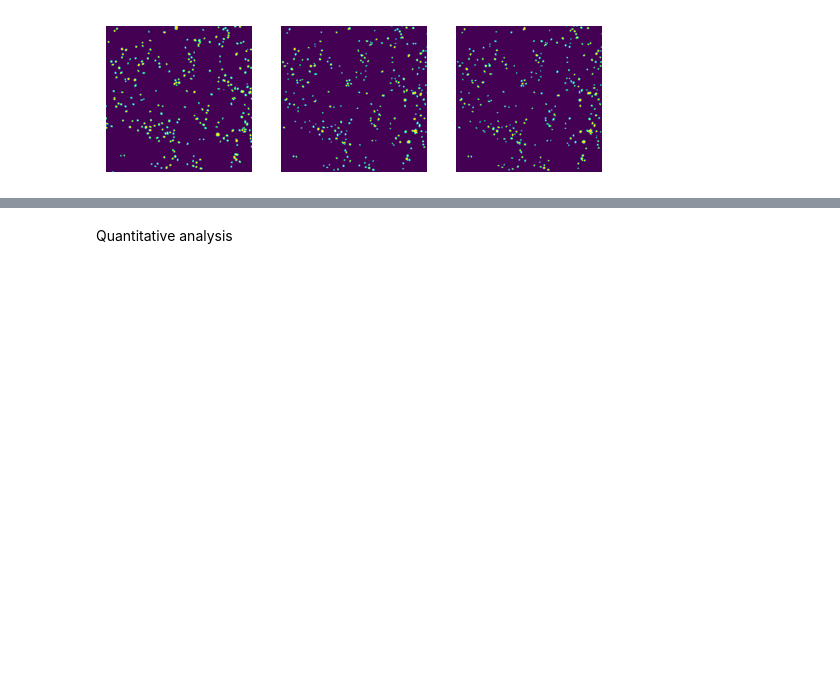
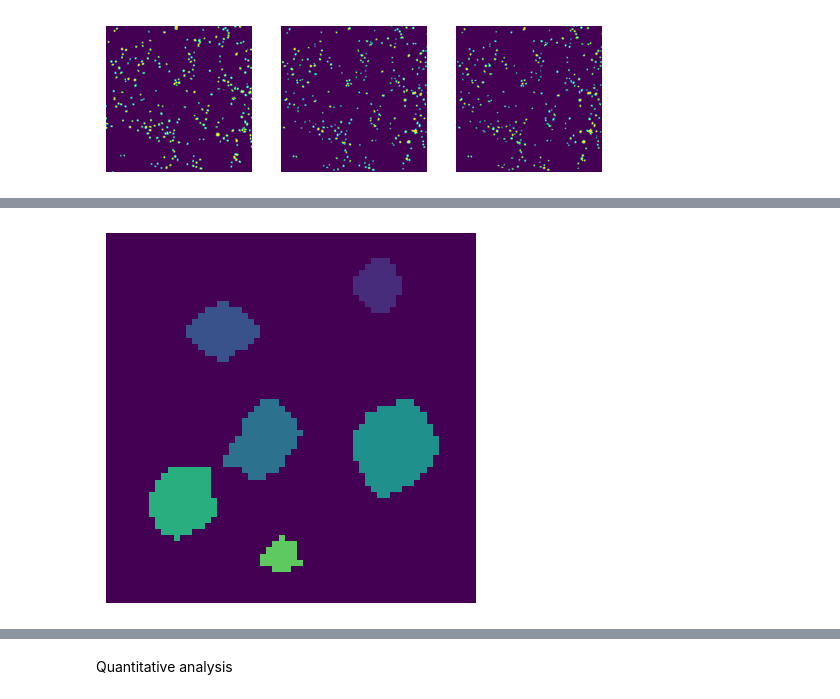
Before and after one commit to rzuberi/cellprobabilityUNet, a Jupyter notebook: instance_segmentation/evaluation.ipynb, the cells around one changed output, grey strips where cells are left out. Saved outputs shown, nothing was run; the diff lists cells and outputs as text; code cells hidden in the pictures; blank space fills up the shorter version.

```diff
--- a/instance_segmentation/evaluation.ipynb
+++ b/instance_segmentation/evaluation.ipynb
@@ -47,0 +80,9 @@ plt.show()
+# %%
+#for every pixel in erosion, if it is equals to 1 and a pixel around it is also equalt to 1, then they are labelled the same unique number
+labels = measure.label(erosion, connectivity=2)
+plt.imshow(labels,vmin=0, vmax=8)
+plt.axis('off')
+plt.savefig("saved_images/instance mask eroded.png",bbox_inches='tight')
+plt.show()
+# %% [output]
+[figure, added]
```
Also changed, not shown: parts of 14 cells of this notebook, 6 other files.
